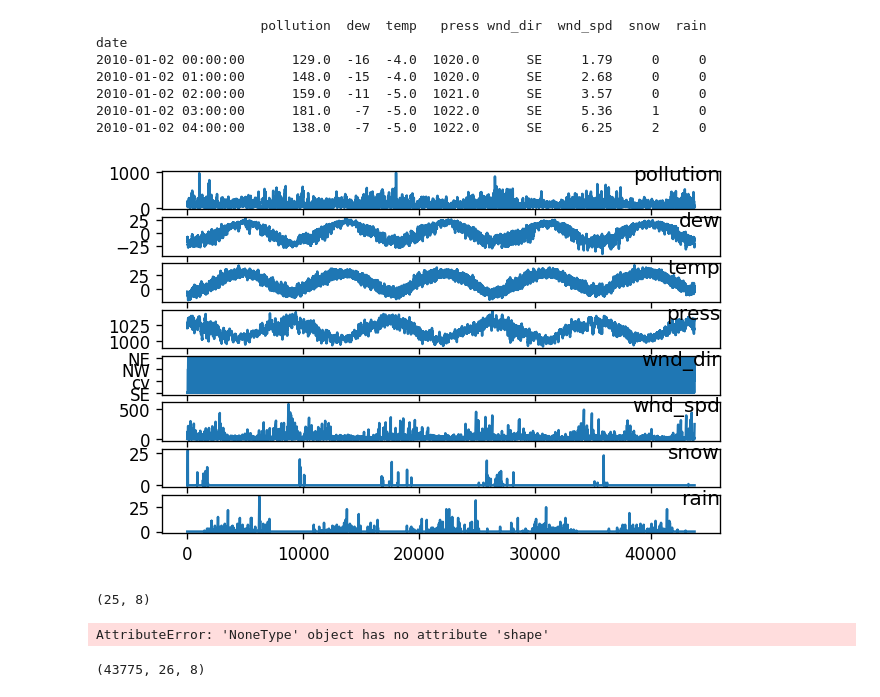
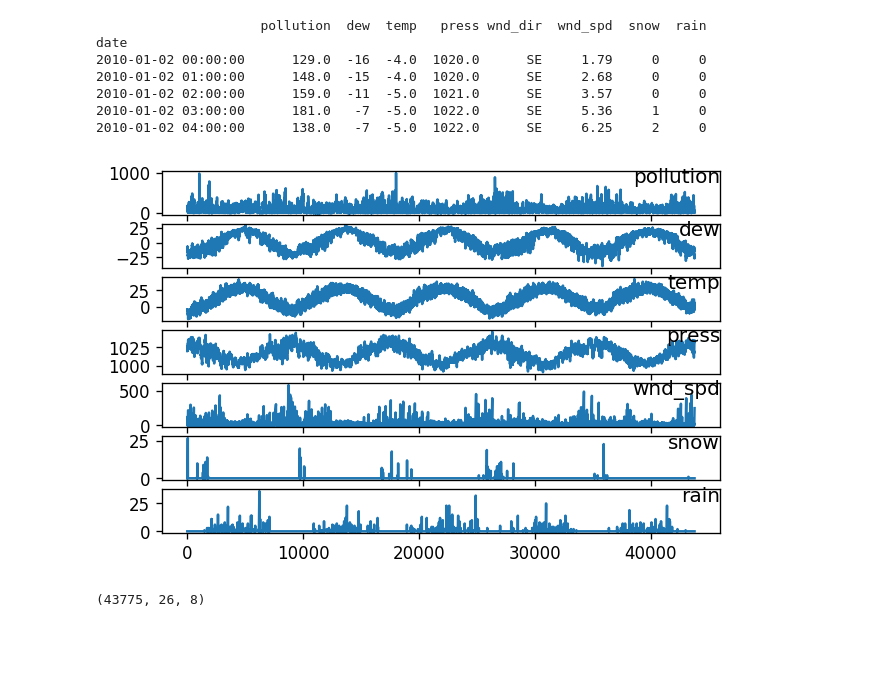
Before and after one commit to icaromourao/Multivariate-Time-Series-Forecasting, a Jupyter notebook: notebooks/Forecast1.ipynb, the cells around one changed output. Saved outputs shown, nothing was run; the diff lists cells and outputs as text; code cells hidden in the pictures; blank space fills up the shorter version.

```diff
--- a/notebooks/Forecast1.ipynb
+++ b/notebooks/Forecast1.ipynb
@@ -68,50 +67,49 @@ values = dataset.values
 # %%
 # plota cada coluna como um gráfico
 def plot_columns(values):
-    groups = range(0,len(values[0]))
+    groups = list(range(0,len(values[0])))
+    groups.remove(4)
+
     i = 1
     pyplot.figure(dpi=120)
     for group in groups:
         pyplot.subplot(len(groups), 1, i)
         pyplot.plot(values[:, group])
         pyplot.title(dataset.columns[group], y=0.5, loc='right')
         i += 1
     pyplot.show()
 
 plot_columns(values)
 # %% [output]
-[figure, old version]
+[figure, new version]
 # %%
 # converte as series para aprendizagem supervisionada
-def series_to_supervised(data, n_x=25, n_y=1, dropnan=True):
-    n = n_x + 1
+def series_to_supervised(data, n_x=24, n_y=1, dropnan=True):
+    m = n_x + 1
+    n = len(data.iloc[0])
     df = DataFrame(data)
     i = 0
     df_len = len(df)
 
-    samples = sample = df[0:n]
+    samples = sample = df[0:m]
     df = df.shift(-1)
     df.dropna(inplace=True)
     samples = sample.values
-    samples = samples.reshape(1,26,8)
+    samples = samples.reshape(1,m,n)
 
     while(i < df_len-1):
-        sample = df[0:n]
-        if(sample.size == 208):
+        sample = df[0:m]
+        if(sample.size == m*n):
             df = df.shift(-1)
             df.dropna(inplace=True)
             sample = sample.values
-            sample = sample.reshape(1,26,8)
+            sample = sample.reshape(1,m,n)
             samples = np.concatenate((samples, sample), axis=0)
         else:
             break
         i += 1
 
-    print(df.shape)
-    np.save('../data/samples.csv',samples)
+    np.save('../data/samples.npy',samples)
-# %% [output]
-(25, 8)
-AttributeError: 'NoneType' object has no attribute 'shape'
 # %%
 # codifica os rotulos da coluna 4 em inteiros
 encoder = LabelEncoder()
@@ -125,11 +123,12 @@ scaler = MinMaxScaler(feature_range=(0, 1))
 scaled = scaler.fit_transform(values)
 
 #series_to_supervised(scaled)
-reframed = np.load('../data/samples.npy')
-
-reframed.shape
-# %% [output]
-(43775, 26, 8)
+# %%
+reframed = np.load('../data/samples.npy')
+
+reframed.shape
+# %% [output]
+(43775, 26, 8)
 # %%
 # separa o conjunto de dados em subconjuntos de treino e teste
 values = reframed
```
Also changed, not shown: parts of 5 cells of this notebook, 1 other file.
